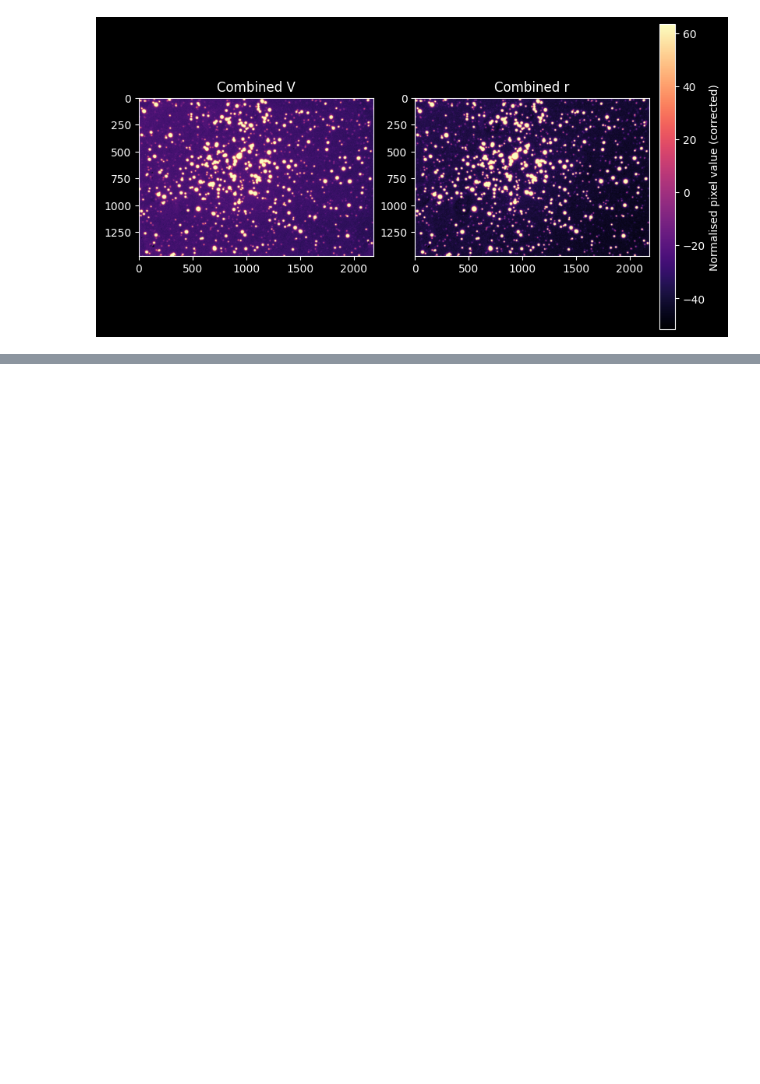
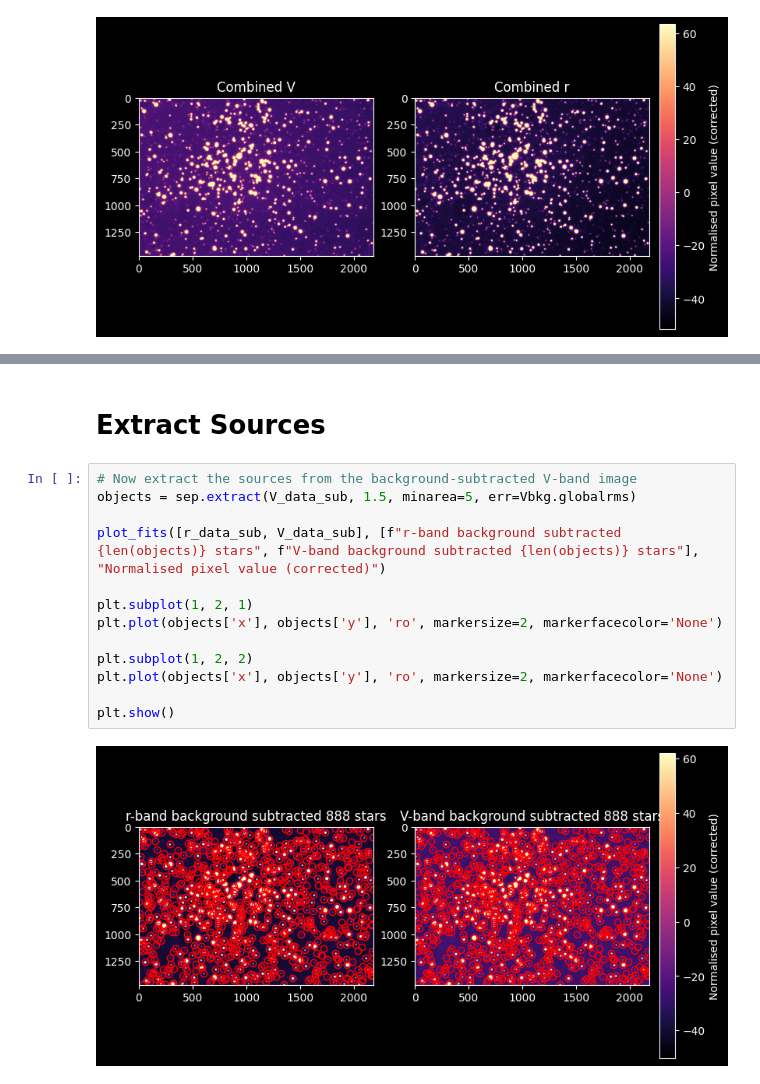
Before and after one commit to KevinLeenaerts/Observational-Astronomy, a Jupyter notebook: Master.ipynb, the cells around one changed output, grey strips where cells are left out. Drawn from its saved outputs; the diff is of its cells as text; blank space fills up the shorter version.

```diff
--- a/Master.ipynb
+++ b/Master.ipynb
@@ -192,0 +271,17 @@ plot_fits([combinedV, combinedr], ["Combined V", "Combined r"], "Normalised pixe
+# %% [markdown]
+# Extract Sources
+# %%
+# Now extract the sources from the background-subtracted V-band image
+objects = sep.extract(V_data_sub, 1.5, minarea=5, err=Vbkg.globalrms)
+
+plot_fits([r_data_sub, V_data_sub], [f"r-band background subtracted {len(objects)} stars", f"V-band background subtracted {len(objects)} stars"], "Normalised pixel value (corrected)")
+
+plt.subplot(1, 2, 1)
+plt.plot(objects['x'], objects['y'], 'ro', markersize=2, markerfacecolor='None')
+
+plt.subplot(1, 2, 2)
+plt.plot(objects['x'], objects['y'], 'ro', markersize=2, markerfacecolor='None')
+
+plt.show()
+# %% [output]
+[figure, added]
```
Also changed, not shown: parts of 11 cells of this notebook.
